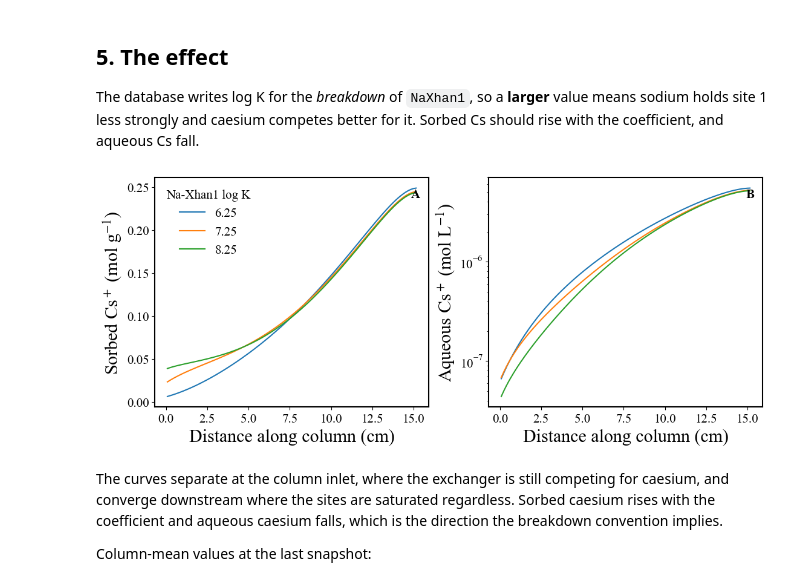
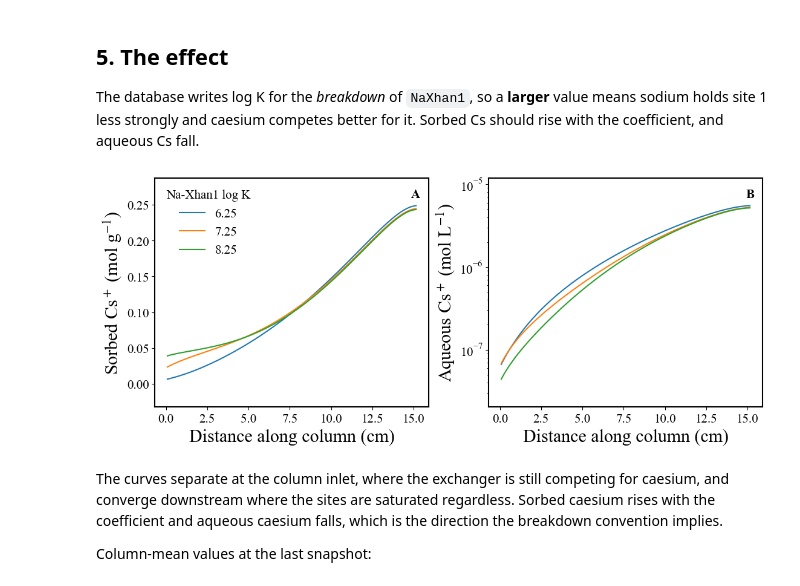
Before and after one commit to a-fotherby/Omphalos, a Jupyter notebook: omphalos/examples/cesium_exchange/cesium_exchange.ipynb, the cells around one changed output. Drawn from its saved outputs; the diff is of its cells as text; code cells hidden in the pictures.

```diff
--- a/omphalos/examples/cesium_exchange/cesium_exchange.ipynb
+++ b/omphalos/examples/cesium_exchange/cesium_exchange.ipynb
@@ -148,27 +148,29 @@ and aqueous Cs fall.
 # %%
 distance = sorbed.X.values * 100  # m -> cm
 
 figure, axes = plt.subplots(1, 2, figsize=(11, 4.5), constrained_layout=True)
 
 for run, coefficient in enumerate(log_k):
     label = f'{coefficient:.2f}'
     axes[0].plot(distance, sorbed['Cs+'].isel(file_num=run, time=-1, Y=0, Z=0), label=label)
     axes[1].plot(distance, aqueous['Cs+'].isel(file_num=run, time=-1, Y=0, Z=0), label=label)
 
 axes[0].set_ylabel('Sorbed Cs$^+$ (mol g$^{-1}$)')
 axes[1].set_ylabel('Aqueous Cs$^+$ (mol L$^{-1}$)')
 axes[1].set_yscale('log')
 
 for axis, letter in zip(axes, 'AB'):
+    # Headroom, so the panel letter clears the curve tips it used to sit on.
+    axis.margins(y=0.16)
     axis.set_xlabel('Distance along column (cm)')
     axis.text(0.97, 0.95, letter, transform=axis.transAxes,
               fontweight='bold', va='top', ha='right')
 
 axes[0].legend(title='Na-Xhan1 log K', frameon=False, loc='upper left')
 
 figure.savefig(HERE / 'cesium_exchange.png', dpi=200)
 # %% [output]
-[figure, old version]
+[figure, new version]
 # %% [markdown]
 The curves separate at the column inlet, where the exchanger is still competing for caesium,
 and converge downstream where the sites are saturated regardless. Sorbed caesium rises with the
```
Also changed, not shown: 9 other files.
